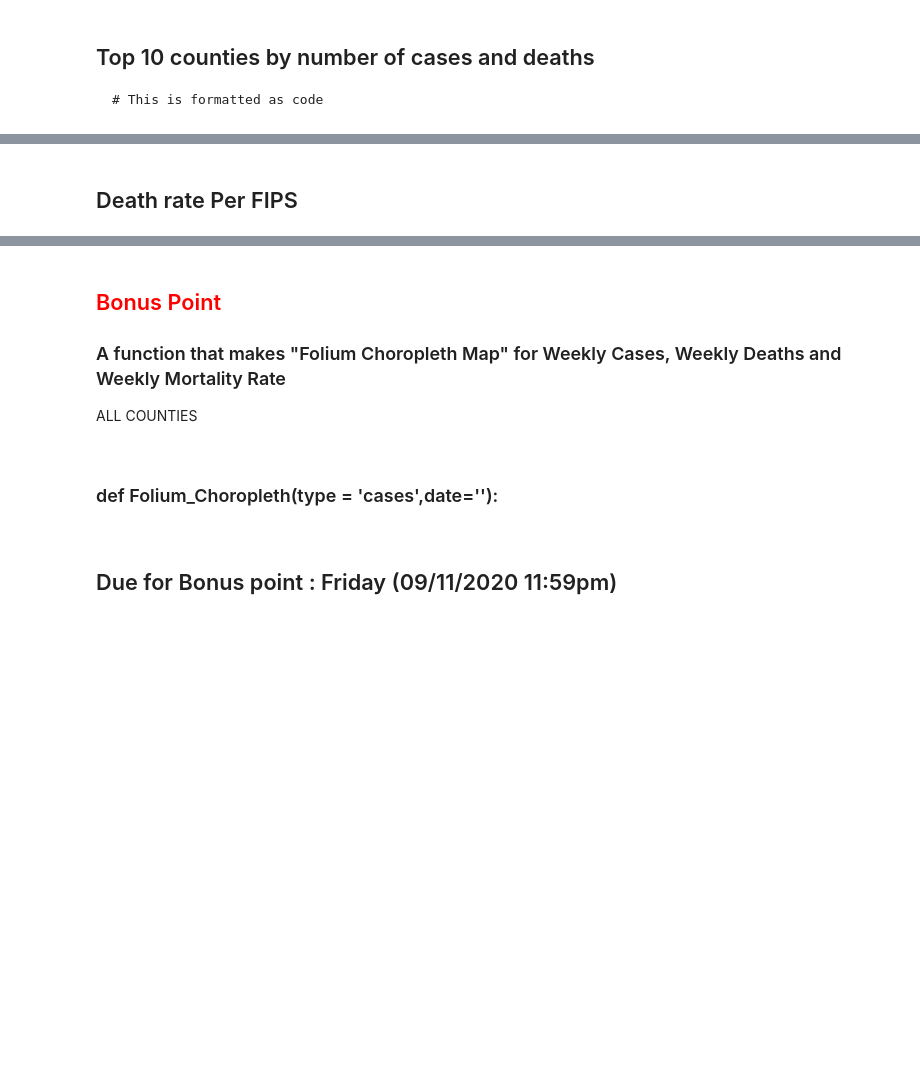
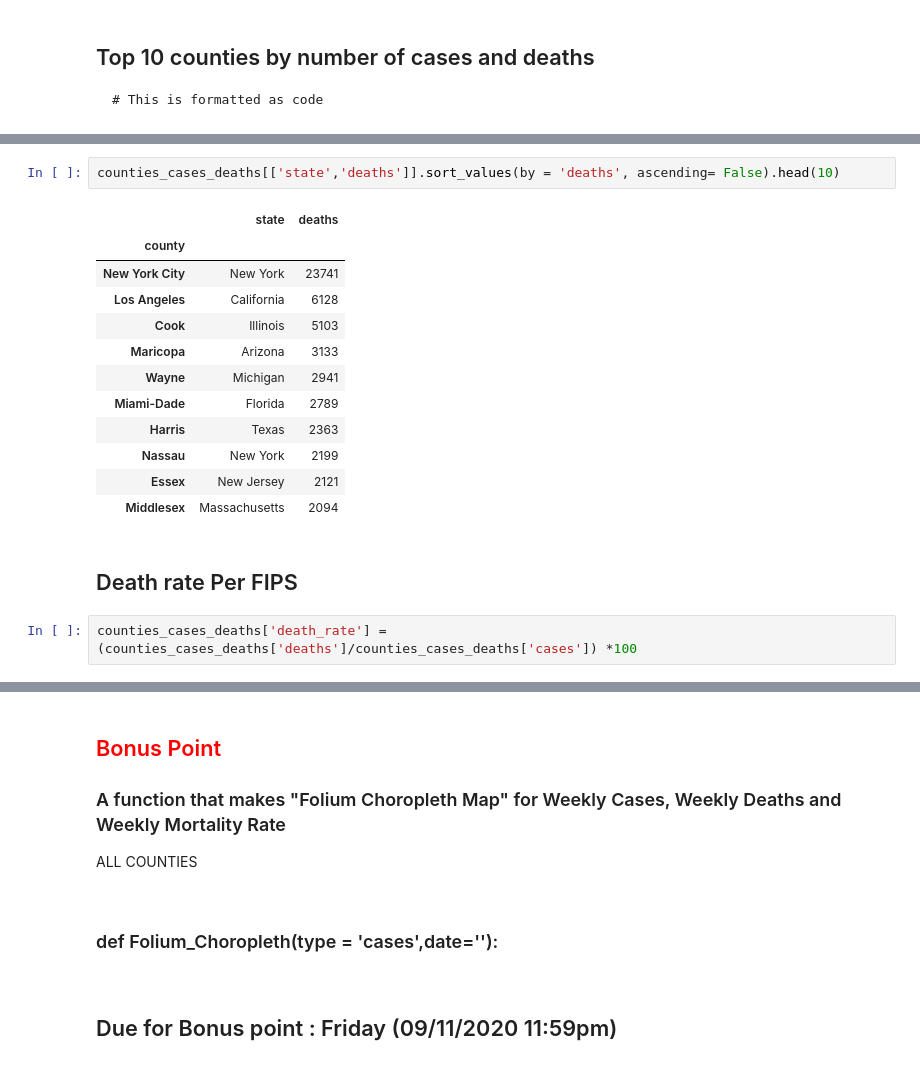
Before and after one commit to pardeep0161/DataVizFall2020_Colab, a Jupyter notebook: Class_Activity_Lec03.ipynb, the cells around one changed output, grey strips where cells are left out. Drawn from its saved outputs; the diff is of its cells as text; blank space fills up the shorter version.

```diff
--- a/Class_Activity_Lec03.ipynb
+++ b/Class_Activity_Lec03.ipynb
@@ -74,2 +122,19 @@ ADD CODE HERE - (4)
+# %%
+counties_cases_deaths[['state','deaths']].sort_values(by = 'deaths', ascending= False).head(10)
+# %% [output]
+|  | state | deaths |
+| county |  |  |
+| New York City | New York | 23741 |
+| Los Angeles | California | 6128 |
+| Cook | Illinois | 5103 |
+| Maricopa | Arizona | 3133 |
+| Wayne | Michigan | 2941 |
+| Miami-Dade | Florida | 2789 |
+| Harris | Texas | 2363 |
+| Nassau | New York | 2199 |
+| Essex | New Jersey | 2121 |
+| Middlesex | Massachusetts | 2094 |
 # %% [markdown]
 ## Death rate Per FIPS
+# %%
+counties_cases_deaths['death_rate'] = (counties_cases_deaths['deaths']/counties_cases_deaths['cases']) *100
```
Also changed, not shown: parts of 12 cells of this notebook.
